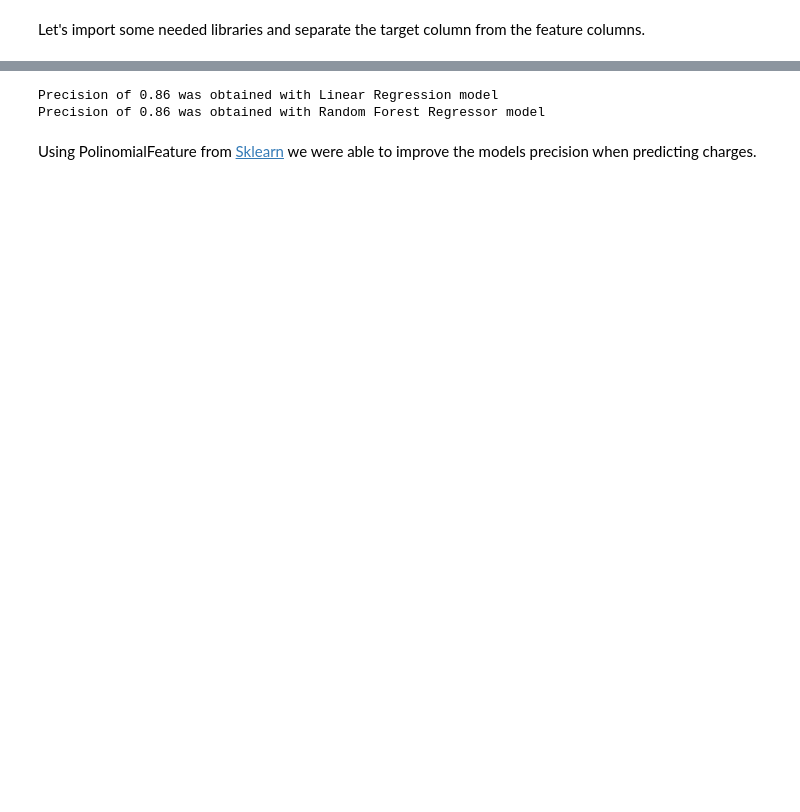
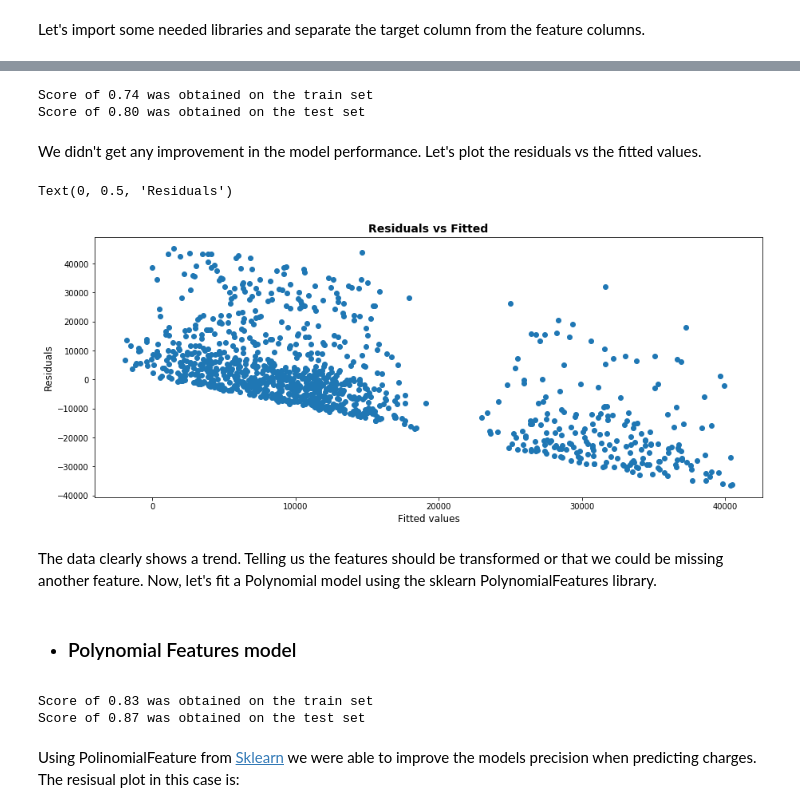
Before and after one commit to jarealess/Data-Analysis, a Jupyter notebook: 4. Medical Cost Personal/medical_cost_py.ipynb, the cells around one changed output, grey strips where cells are left out. Saved outputs shown, nothing was run; the diff lists cells and outputs as text; code cells hidden in the pictures; blank space fills up the shorter version.

Commit message:
Se cambió el análisis de datos hecho en Medical Cost Personel

```diff
--- a/4. Medical Cost Personal/medical_cost_py.ipynb
+++ b/4. Medical Cost Personal/medical_cost_py.ipynb
@@ -278,3 +281,7 @@ medical_cost.head()
 | 2 | 28 | 1 | 33.000 | 3 | 0 | 2 | 4449.46200 |
 | 3 | 33 | 1 | 22.705 | 0 | 0 | 1 | 21984.47061 |
 | 4 | 32 | 1 | 28.880 | 0 | 0 | 1 | 3866.85520 |
+# %%
+## set category type again
+medical_cost = medical_cost.astype({'sex':'category', 'smoker':'category', 'region':'category'})
+medical_cost.info()
@@ -335,0 +346,3 @@ Precision obtained with each model is not what one could expect when predicting.
+# %%
+feature_dum = pd.get_dummies(feature, columns=['sex', 'smoker', 'region'])
+feature_dum.head()
@@ -336,2 +356,42 @@ Precision obtained with each model is not what one could expect when predicting.
+# %%
+##splitting the data into 80% for training and 20% for testing
+X_train, X_test, y_train, y_test = train_test_split(feature_dum, target, test_size=0.2, random_state=0)
+# %%
+## Linear Regression with dummies
+lr = LinearRegression()
+lr.fit(X_train, y_train)
+
+## score
+print('Score of {:.2f} was obtained on the train set'.format(lr.score(X_train, y_train)))
+print('Score of {:.2f} was obtained on the test set'.format(lr.score(X_test, y_test)))
+# %% [output]
+Score of 0.74 was obtained on the train set
+Score of 0.80 was obtained on the test set
+# %% [markdown]
+We didn't get any improvement in the model performance. Let's plot the residuals vs the fitted values.
+# %%
+### predicted values
+yhat = lr.predict(X_train)
+
+## residuals
+e = []
+for i in range(len(yhat)):
+    e.append(target[i]-yhat[i])
+
+## array
+e_arr = np.array(e)
+
+plt.figure(figsize=(15,6))
+plt.plot(yhat, e_arr, "o")
+plt.title("Residuals vs Fitted", weight="bold", fontsize=14)
+plt.xlabel("Fitted values", fontsize=12)
+plt.ylabel("Residuals", fontsize=12)
+# %% [output]
+Text(0, 0.5, 'Residuals')
+[figure, added]
+# %% [markdown]
+The data clearly shows a trend. Telling us the features should be transformed or that we could be missing another feature. Now, let's fit a Polynomial model using the sklearn PolynomialFeatures library.
+# %% [markdown]
+* ### Polynomial Features model
 # %%
 ### separating column
@@ -345,20 +405,16 @@ X_poly=poly.fit_transform(X)
 
 ##splitting the data into 80% for training and 20% for testing
 X_train, X_test, y_train, y_test = train_test_split(X_poly, Y, test_size=0.2, random_state=0)
-# %%
-## Linear Regression
-lr = LinearRegression()
-lr.fit(X_train, y_train)
-
-## Random forest
-rf = RandomForestRegressor()
-rf.fit(X_train, y_train)
-
-## score
-print('Precision of {:.2f} was obtained with Linear Regression model'.format(lr.score(X_test, y_test)))
-print('Precision of {:.2f} was obtained with Random Forest Regressor model'.format(rf.score(X_test, y_test)))
-# %% [output]
-Precision of 0.86 was obtained with Linear Regression model
-Precision of 0.86 was obtained with Random Forest Regressor model
+# %%
+## Linear Regression
+lr = LinearRegression()
+lr.fit(X_train, y_train)
+
+## score
+print('Score of {:.2f} was obtained on the train set'.format(lr.score(X_train, y_train)))
+print('Score of {:.2f} was obtained on the test set'.format(lr.score(X_test, y_test)))
+# %% [output]
+Score of 0.83 was obtained on the train set
+Score of 0.87 was obtained on the test set
 # %% [markdown]
-Using PolinomialFeature from [Sklearn](https://scikit-learn.org/stable/modules/generated/sklearn.preprocessing.PolynomialFeatures.html) we were able to improve the models precision when predicting charges.
+Using PolinomialFeature from [Sklearn](https://scikit-learn.org/stable/modules/generated/sklearn.preprocessing.PolynomialFeatures.html) we were able to improve the models precision when predicting charges. The resisual plot in this case is:
```
Also changed, not shown: parts of 27 cells of this notebook, 7 other files.
